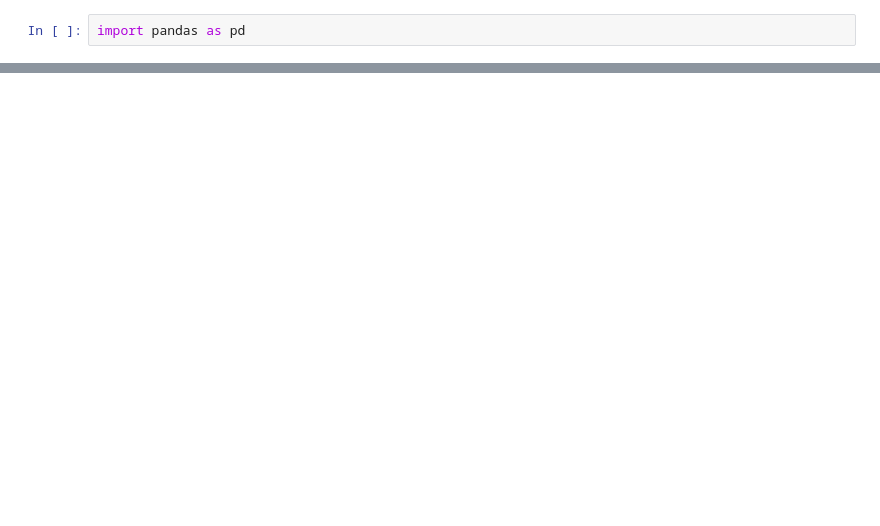
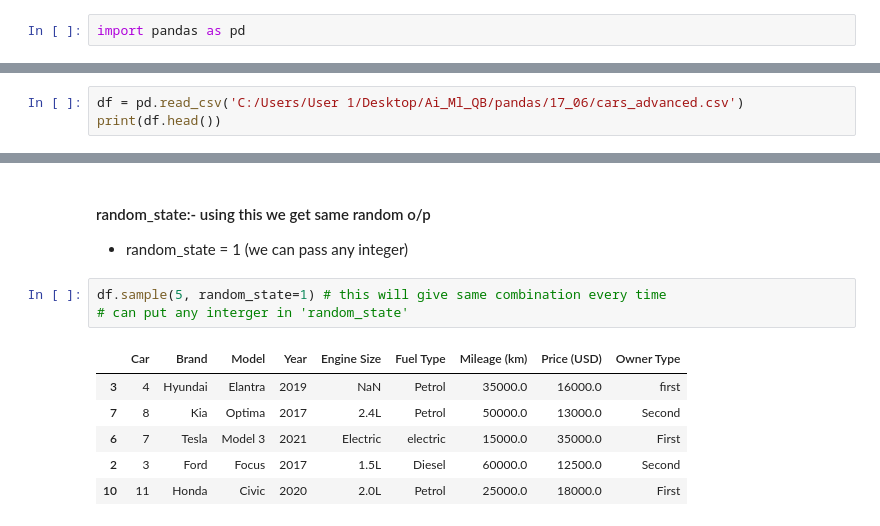
Before and after one commit to dhavalvalaa/Ai_Ml_QB, a Jupyter notebook: pandas/17_06/pandas.ipynb, the cells around one changed output, grey strips where cells are left out. Cells and saved outputs as stored; diff of their text form; blank space fills up the shorter version.

```diff
--- a/pandas/17_06/pandas.ipynb
+++ b/pandas/17_06/pandas.ipynb
@@ -15,0 +278,3 @@ df
+# %%
+df = pd.read_csv('C:/Users/User 1/Desktop/Ai_Ml_QB/pandas/17_06/cars_advanced.csv')
+print(df.head())
@@ -15,0 +361,14 @@ df
+# %% [markdown]
+#### random_state:- using this we get same random o/p
+
+- random_state = 1 (we can pass any integer)
+# %%
+df.sample(5, random_state=1) # this will give same combination every time
+# can put any interger in 'random_state'
+# %% [output]
+|  | Car | Brand | Model | Year | Engine Size | Fuel Type | Mileage (km) | Price (USD) | Owner Type |
+| 3 | 4 | Hyundai | Elantra | 2019 | NaN | Petrol | 35000.0 | 16000.0 | first |
+| 7 | 8 | Kia | Optima | 2017 | 2.4L | Petrol | 50000.0 | 13000.0 | Second |
+| 6 | 7 | Tesla | Model 3 | 2021 | Electric | electric | 15000.0 | 35000.0 | First |
+| 2 | 3 | Ford | Focus | 2017 | 1.5L | Diesel | 60000.0 | 12500.0 | Second |
+| 10 | 11 | Honda | Civic | 2020 | 2.0L | Petrol | 25000.0 | 18000.0 | First |
```
Also changed, not shown: parts of 63 cells of this notebook, 4 other files.
